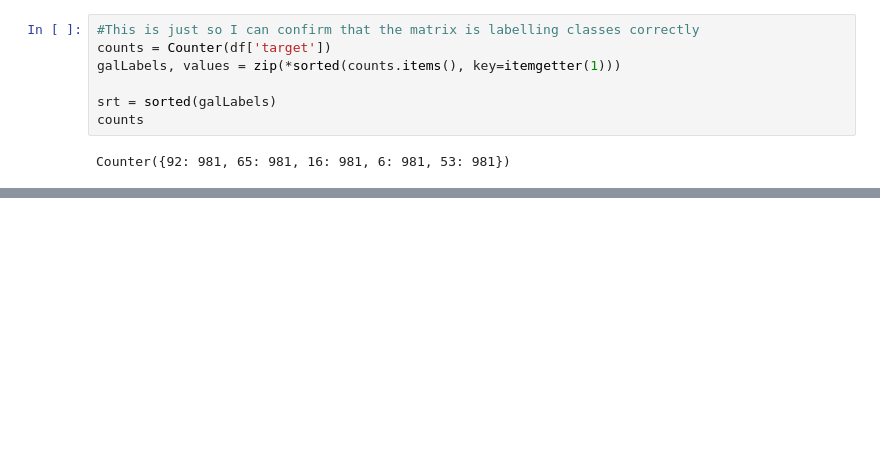
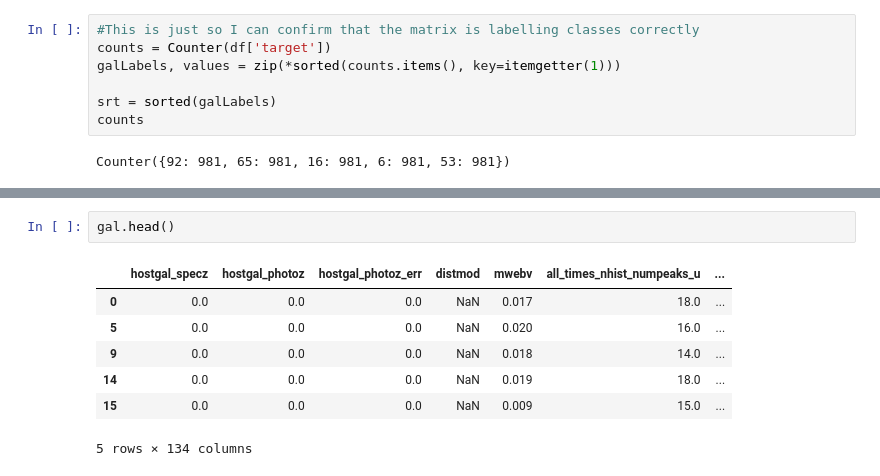
Before and after one commit to conditg/Space, a Jupyter notebook: galacticKNN.ipynb, the cells around one changed output, grey strips where cells are left out. Drawn from its saved outputs; the diff is of its cells as text; blank space fills up the shorter version.

```diff
--- a/galacticKNN.ipynb
+++ b/galacticKNN.ipynb
@@ -752,0 +753,10 @@ array([0.98383838, 0.97959184, 0.97959184, 0.93877551, 0.94285714,
+# %%
+gal.head()
+# %% [output]
+|  | hostgal_specz | hostgal_photoz | hostgal_photoz_err | distmod | mwebv | all_times_nhist_numpeaks_u | ... |
+| 0 | 0.0 | 0.0 | 0.0 | NaN | 0.017 | 18.0 | ... |
+| 5 | 0.0 | 0.0 | 0.0 | NaN | 0.020 | 16.0 | ... |
+| 9 | 0.0 | 0.0 | 0.0 | NaN | 0.018 | 14.0 | ... |
+| 14 | 0.0 | 0.0 | 0.0 | NaN | 0.019 | 18.0 | ... |
+| 15 | 0.0 | 0.0 | 0.0 | NaN | 0.009 | 15.0 | ... |
+5 rows × 134 columns
```
Also changed, not shown: parts of 50 cells of this notebook.
